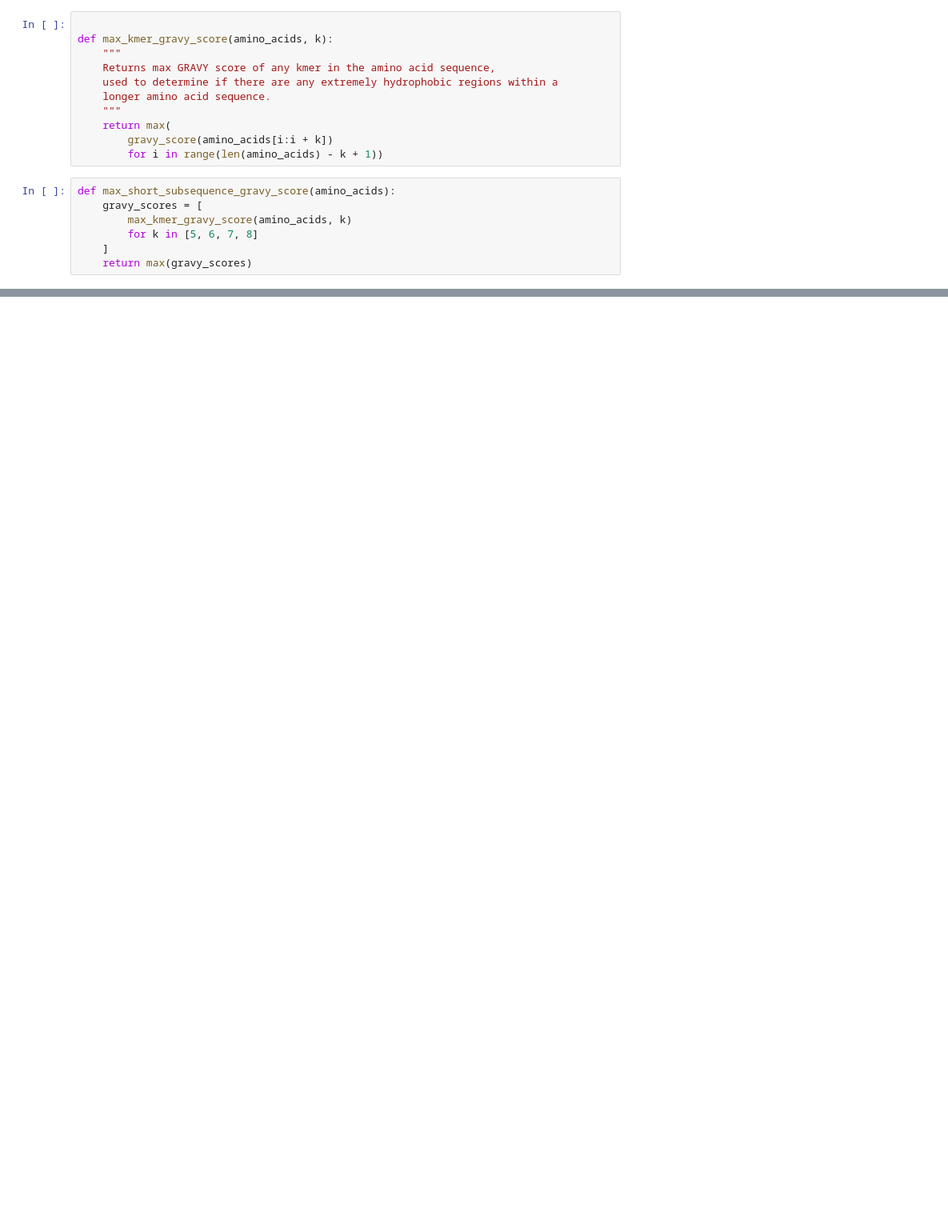
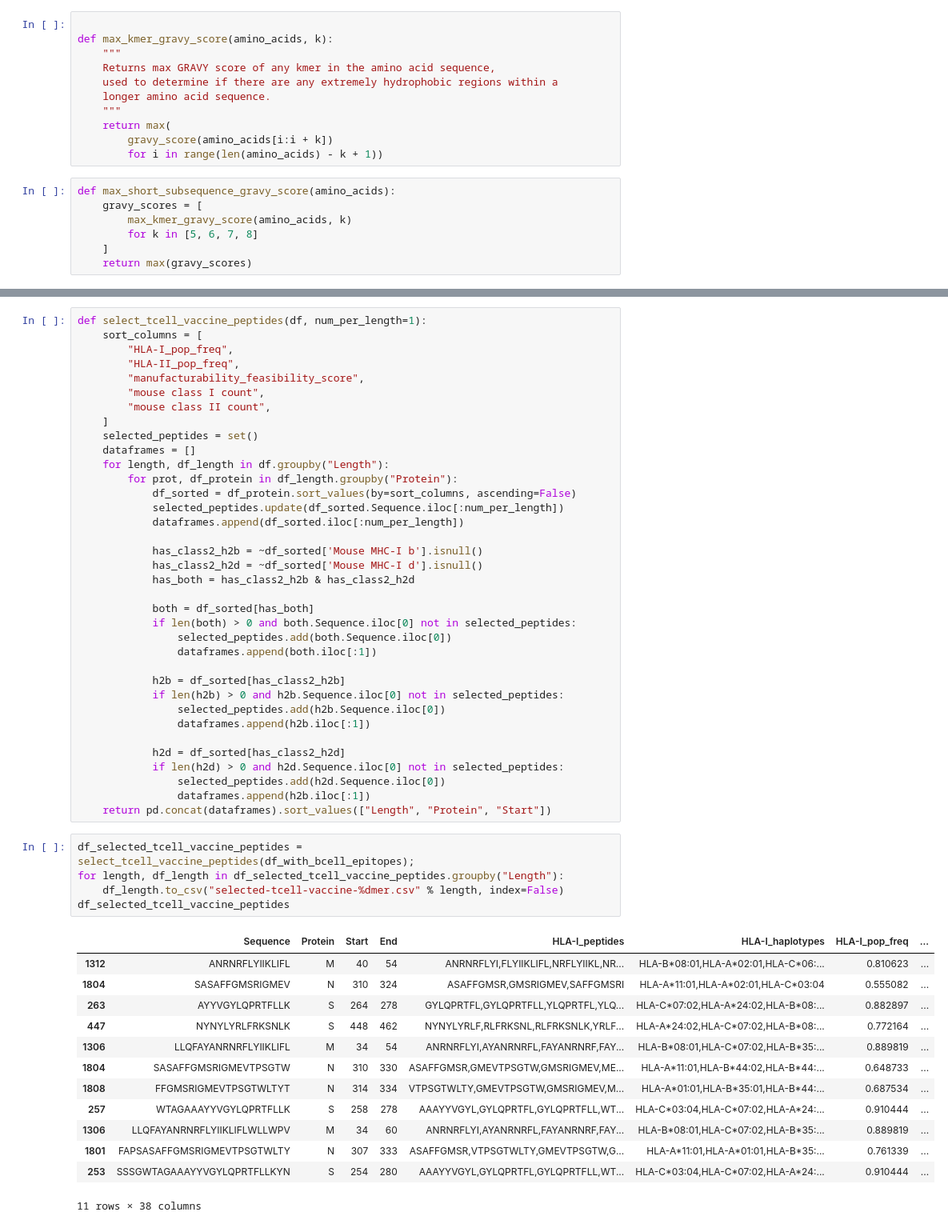
Before and after one commit to pirl-unc/Landscape-and-Selection-of-Vaccine-Epitopes-in-SARS-CoV-2, a Jupyter notebook: vaccine-peptides/Select vaccine peptides.ipynb, the cells around one changed output, grey strips where cells are left out. Shown at 80% size. Cells and saved outputs as stored; diff of their text form; blank space fills up the shorter version.

```diff
--- a/vaccine-peptides/Select vaccine peptides.ipynb
+++ b/vaccine-peptides/Select vaccine peptides.ipynb
@@ -148,0 +368,55 @@ pyplot.legend(["15mer", "21mer", "27mer"])
+# %%
+def select_tcell_vaccine_peptides(df, num_per_length=1):
+    sort_columns = [
+        "HLA-I_pop_freq",
+        "HLA-II_pop_freq",
+        "manufacturability_feasibility_score",
+        "mouse class I count",
+        "mouse class II count",
+    ]
+    selected_peptides = set()
+    dataframes = []
+    for length, df_length in df.groupby("Length"):
+        for prot, df_protein in df_length.groupby("Protein"):
+            df_sorted = df_protein.sort_values(by=sort_columns, ascending=False)
+            selected_peptides.update(df_sorted.Sequence.iloc[:num_per_length])
+            dataframes.append(df_sorted.iloc[:num_per_length])
+
+            has_class2_h2b = ~df_sorted['Mouse MHC-I b'].isnull()
+            has_class2_h2d = ~df_sorted['Mouse MHC-I d'].isnull()
+            has_both = has_class2_h2b & has_class2_h2d
+
+            both = df_sorted[has_both]
+            if len(both) > 0 and both.Sequence.iloc[0] not in selected_peptides:
+                selected_peptides.add(both.Sequence.iloc[0])
+                dataframes.append(both.iloc[:1])
+
+            h2b = df_sorted[has_class2_h2b]
+            if len(h2b) > 0 and h2b.Sequence.iloc[0] not in selected_peptides:
+                selected_peptides.add(h2b.Sequence.iloc[0])
+                dataframes.append(h2b.iloc[:1])
+
+            h2d = df_sorted[has_class2_h2d]
+            if len(h2d) > 0 and h2d.Sequence.iloc[0] not in selected_peptides:
+                selected_peptides.add(h2d.Sequence.iloc[0])
+                dataframes.append(h2b.iloc[:1])
+    return pd.concat(dataframes).sort_values(["Length", "Protein", "Start"])
+# %%
+df_selected_tcell_vaccine_peptides = select_tcell_vaccine_peptides(df_with_bcell_epitopes);
+for length, df_length in df_selected_tcell_vaccine_peptides.groupby("Length"):
+    df_length.to_csv("selected-tcell-vaccine-%dmer.csv" % length, index=False)
+df_selected_tcell_vaccine_peptides
+# %% [output]
+|  | Sequence | Protein | Start | End | HLA-I_peptides | HLA-I_haplotypes | HLA-I_pop_freq | ... |
+| 1312 | ANRNRFLYIIKLIFL | M | 40 | 54 | ANRNRFLYI,FLYIIKLIFL,NRFLYIIKL,NR... | HLA-B*08:01,HLA-A*02:01,HLA-C*06:... | 0.810623 | ... |
+| 1804 | SASAFFGMSRIGMEV | N | 310 | 324 | ASAFFGMSR,GMSRIGMEV,SAFFGMSRI | HLA-A*11:01,HLA-A*02:01,HLA-C*03:04 | 0.555082 | ... |
+| 263 | AYYVGYLQPRTFLLK | S | 264 | 278 | GYLQPRTFL,GYLQPRTFLL,YLQPRTFL,YLQ... | HLA-C*07:02,HLA-A*24:02,HLA-B*08:... | 0.882897 | ... |
+| 447 | NYNYLYRLFRKSNLK | S | 448 | 462 | NYNYLYRLF,RLFRKSNL,RLFRKSNLK,YRLF... | HLA-A*24:02,HLA-C*07:02,HLA-B*08:... | 0.772164 | ... |
+| 1306 | LLQFAYANRNRFLYIIKLIFL | M | 34 | 54 | ANRNRFLYI,AYANRNRFL,FAYANRNRF,FAY... | HLA-B*08:01,HLA-C*07:02,HLA-B*35:... | 0.889819 | ... |
+| 1804 | SASAFFGMSRIGMEVTPSGTW | N | 310 | 330 | ASAFFGMSR,GMEVTPSGTW,GMSRIGMEV,ME... | HLA-A*11:01,HLA-B*44:02,HLA-B*44:... | 0.648733 | ... |
+| 1808 | FFGMSRIGMEVTPSGTWLTYT | N | 314 | 334 | VTPSGTWLTY,GMEVTPSGTW,GMSRIGMEV,M... | HLA-A*01:01,HLA-B*35:01,HLA-B*44:... | 0.687534 | ... |
+| 257 | WTAGAAAYYVGYLQPRTFLLK | S | 258 | 278 | AAAYYVGYL,GYLQPRTFL,GYLQPRTFLL,WT... | HLA-C*03:04,HLA-C*07:02,HLA-A*24:... | 0.910444 | ... |
+| 1306 | LLQFAYANRNRFLYIIKLIFLWLLWPV | M | 34 | 60 | ANRNRFLYI,AYANRNRFL,FAYANRNRF,FAY... | HLA-B*08:01,HLA-C*07:02,HLA-B*35:... | 0.889819 | ... |
+| 1801 | FAPSASAFFGMSRIGMEVTPSGTWLTY | N | 307 | 333 | ASAFFGMSR,VTPSGTWLTY,GMEVTPSGTW,G... | HLA-A*11:01,HLA-A*01:01,HLA-B*35:... | 0.761339 | ... |
+| 253 | SSSGWTAGAAAYYVGYLQPRTFLLKYN | S | 254 | 280 | AAAYYVGYL,GYLQPRTFL,GYLQPRTFLL,WT... | HLA-C*03:04,HLA-C*07:02,HLA-A*24:... | 0.910444 | ... |
+11 rows × 38 columns
```
Also changed, not shown: parts of 19 cells of this notebook, 13 other files.
